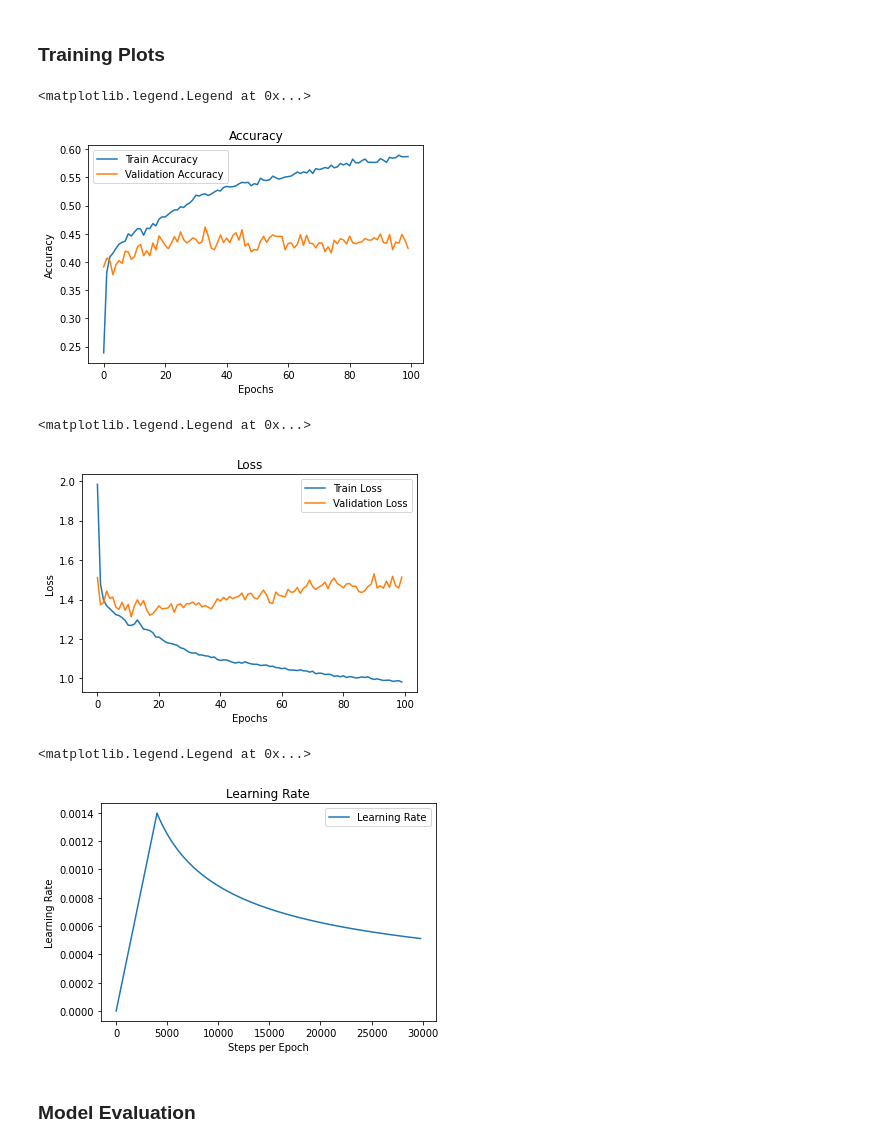
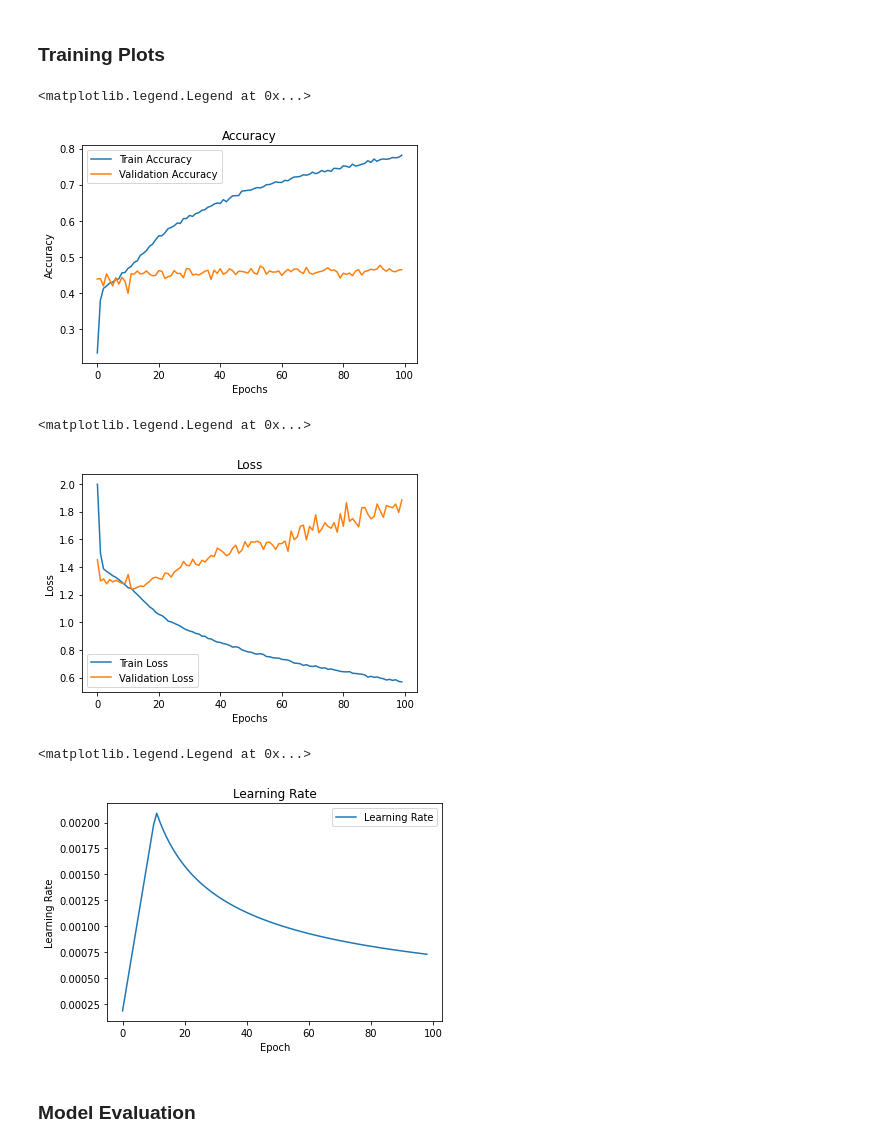
Before and after one commit to a-miller77/MoonWallRating-public, a Jupyter notebook: GradeClassification.ipynb, the cells around one changed output. Saved outputs shown, nothing was run; the diff lists cells and outputs as text; code cells hidden in the pictures.

```diff
--- a/GradeClassification.ipynb
+++ b/GradeClassification.ipynb
@@ -168,7 +172,7 @@ class EncoderClassifier(tf.keras.Model):
         return logits
 # %%
 class CustomSchedule(tf.keras.optimizers.schedules.LearningRateSchedule):
-    def __init__(self, d_model, warmup_steps=4000):
+    def __init__(self, d_model, warmup_steps=3500):
         super().__init__()
 
         self.d_model = d_model
@@ -258,14 +262,14 @@ class MultiGPU(tf.keras.optimizers.schedules.LearningRateSchedule):
 # %% [markdown]
 ### Model Training
 # %%
-num_layers = 4
-d_model = 128
-dff = 2048
-num_heads = 8
+num_layers = 2
+d_model = 64
+dff = 768
+num_heads = 10
 dropout_rate = 0.1
 epochs = 100
 num_classes = len(np.unique(y_train))
-batch_size = 64
+batch_size = 128
 multi_gpu = False #If true, distrubutes over all GPUS allocated. If false, runs on 1 gpu
 # %%
 train_dataset = tf.data.Dataset.from_tensor_slices((X_train, y_train)).batch(batch_size)
@@ -363,7 +493,7 @@ plt.plot(history.history['val_accuracy'], label='Validation Accuracy')
 plt.legend()
 # %% [output]
 <matplotlib.legend.Legend at 0x...>
-[figure, old version]
+[figure, new version]
 # %%
 plt.title('Loss')
 plt.xlabel('Epochs')
@@ -374,26 +504,26 @@ plt.plot(history.history['val_loss'], label='Validation Loss')
 plt.legend()
 # %% [output]
 <matplotlib.legend.Legend at 0x...>
-[figure, old version]
+[figure, new version]
 # %%
 #learning_rate = MultiGPU(d_model,
                          #step_stages=np.array([1, 20, 75, 120, 200]),
                          #step_mult=np.array([1.3, 1.2]),
                          #epochs_step=10.0)
 learning_rate = CustomSchedule(d_model)
 lr = np.array([])
-for i in range(1, 29800):
-    lr = np.append(lr, learning_rate.__call__(i))
+for i in range(1, 100):
+    lr = np.append(lr, learning_rate.__call__(i*298))
     #print(learning_rate.__call__(i).numpy())
 plt.title('Learning Rate')
-plt.xlabel('Steps per Epoch')
+plt.xlabel('Epoch')
 plt.ylabel('Learning Rate')
 plt.plot(lr, label='Learning Rate')
 #plt.axis([0, 300, 0, 0.000125])
 plt.legend()
 # %% [output]
 <matplotlib.legend.Legend at 0x...>
-[figure, old version]
+[figure, new version]
 # %% [markdown]
 ### Model Evaluation
 # %%
```
Also changed, not shown: parts of 14 cells of this notebook, 1 other file.
